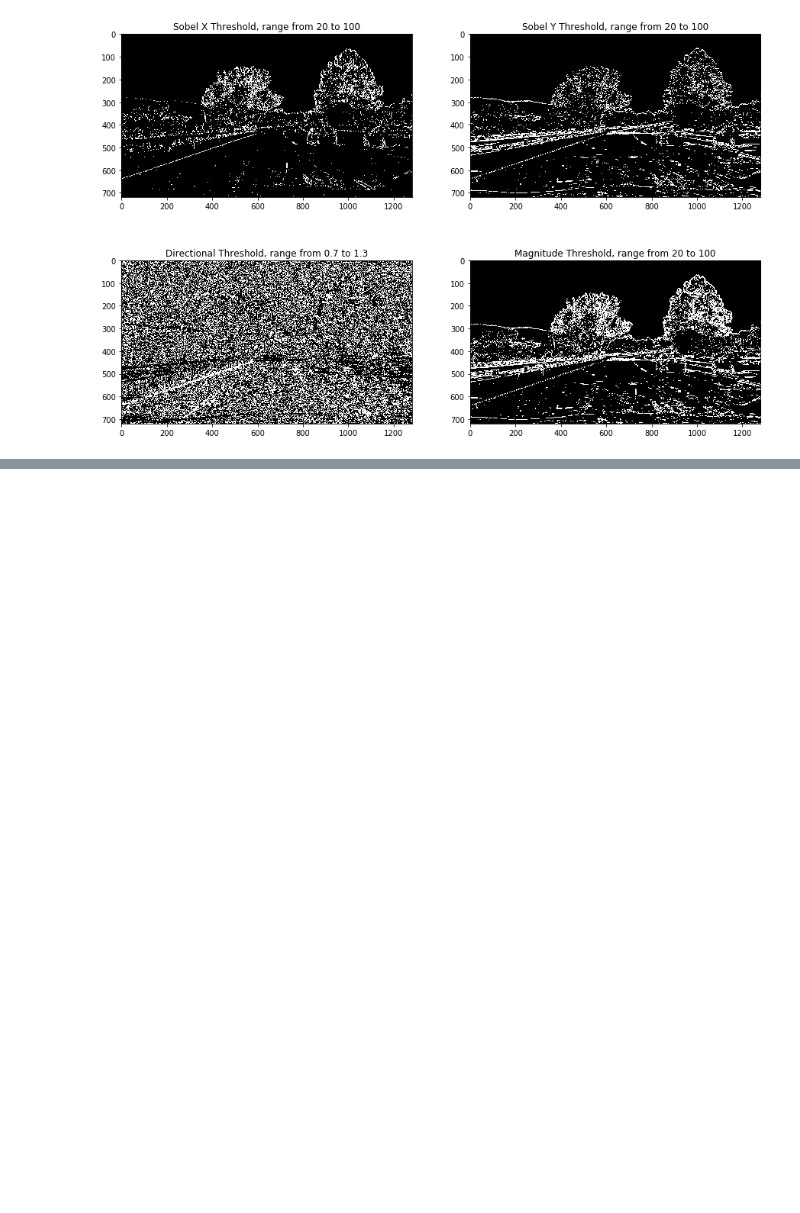
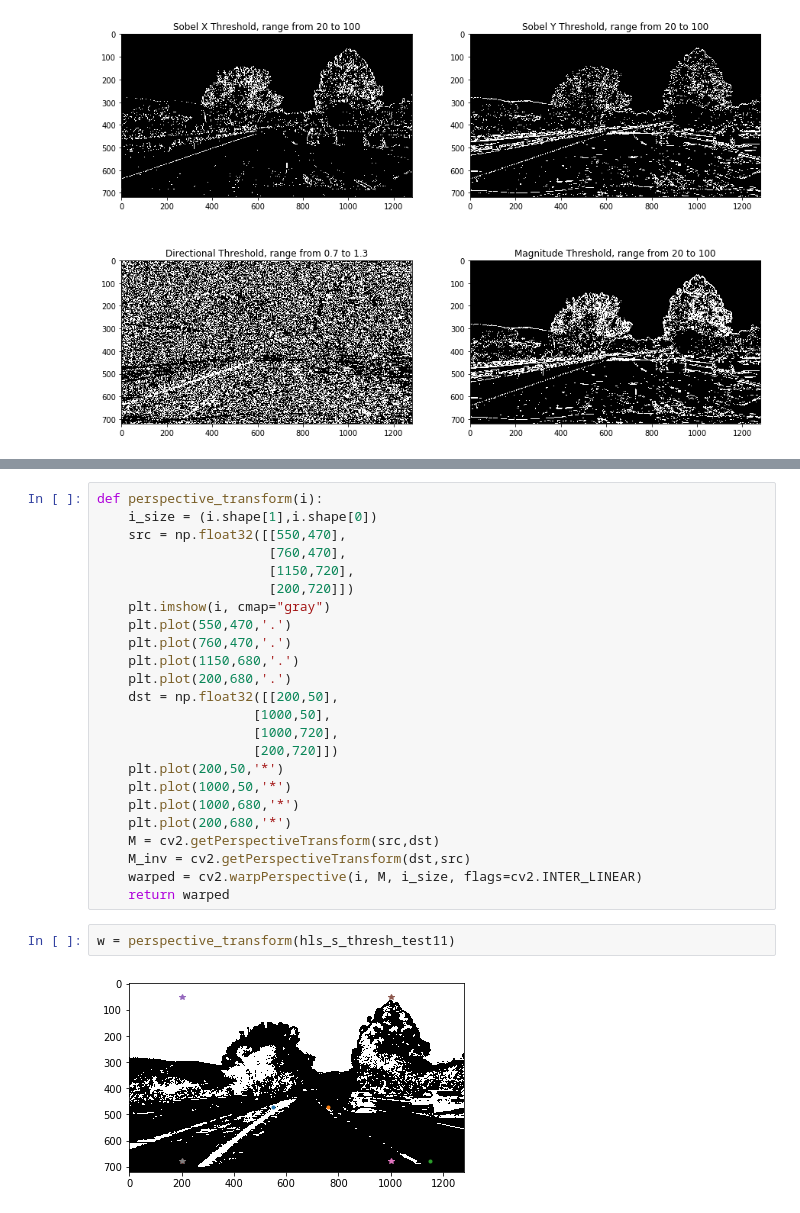
Before and after one commit to aakashkardam/Advanced_Lane_Lines_Udacity_Project_2, a Jupyter notebook: P2.ipynb, the cells around one changed output, grey strips where cells are left out. Cells and saved outputs as stored; diff of their text form; blank space fills up the shorter version.

```diff
--- a/P2.ipynb
+++ b/P2.ipynb
@@ -319,0 +320,28 @@ Text(0.5,1,'S channel Threshold, range from 90 to 255')
+# %%
+def perspective_transform(i):
+    i_size = (i.shape[1],i.shape[0])
+    src = np.float32([[550,470],
+                      [760,470],
+                      [1150,720],
+                      [200,720]])
+    plt.imshow(i, cmap="gray")
+    plt.plot(550,470,'.')
+    plt.plot(760,470,'.')
+    plt.plot(1150,680,'.')
+    plt.plot(200,680,'.')
+    dst = np.float32([[200,50],
+                    [1000,50],
+                    [1000,720],
+                    [200,720]])
+    plt.plot(200,50,'*')
+    plt.plot(1000,50,'*')
+    plt.plot(1000,680,'*')
+    plt.plot(200,680,'*')
+    M = cv2.getPerspectiveTransform(src,dst)
+    M_inv = cv2.getPerspectiveTransform(dst,src)
+    warped = cv2.warpPerspective(i, M, i_size, flags=cv2.INTER_LINEAR)
+    return warped
+# %%
+w = perspective_transform(hls_s_thresh_test11)
+# %% [output]
+[figure, added]
```
Also changed, not shown: parts of 23 cells of this notebook.
